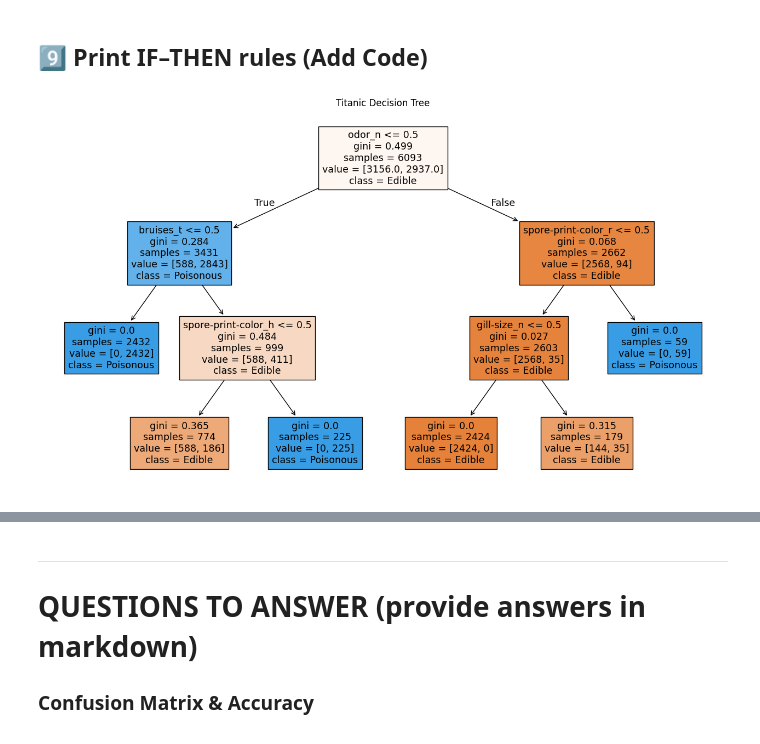
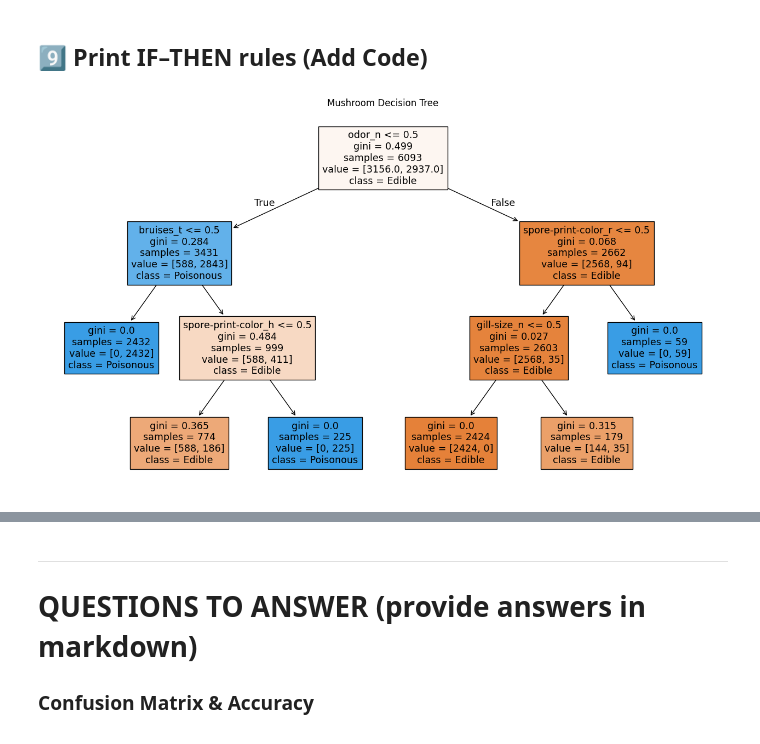
Before and after one commit to callumhudson0/CIS-3902-AI-ML-Callum-Hudson, a Jupyter notebook: Mushroom_Reduced_Student.ipynb, the cells around one changed output, grey strips where cells are left out. Cells and saved outputs as stored; diff of their text form; code cells hidden in the pictures.

```diff
--- a/Mushroom_Reduced_Student.ipynb
+++ b/Mushroom_Reduced_Student.ipynb
@@ -149,10 +149,10 @@ dtype: int64
 # %%
 plt.figure(figsize=(16,9))
 plot_tree(model, feature_names=X.columns, class_names=["Edible","Poisonous"], filled=True)
-plt.title("Titanic Decision Tree")
+plt.title("Mushroom Decision Tree")
 plt. show()
 # %% [output]
-[figure, old version]
+[figure, new version]
 # %%
 print(export_text(model, feature_names=list(X.columns)))
 # %% [output]
```
